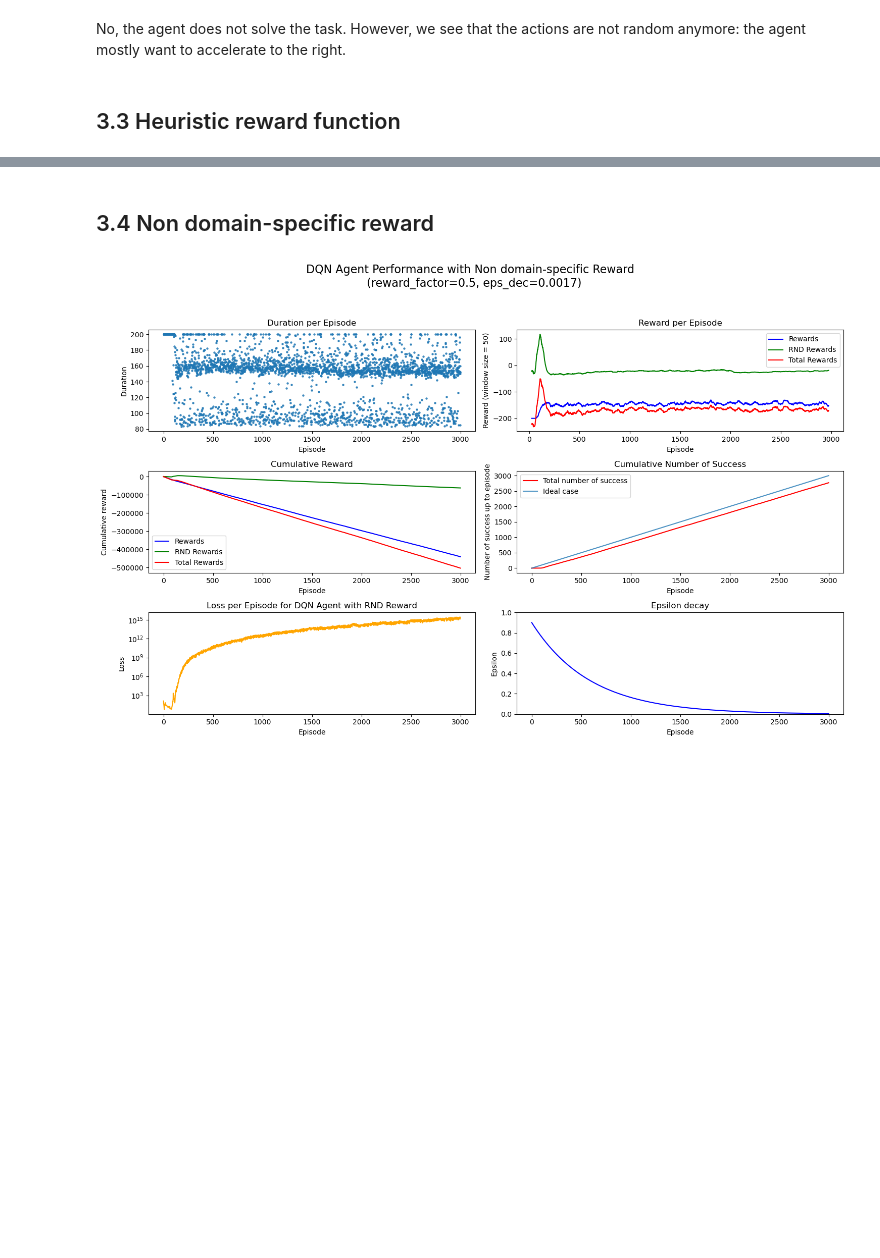
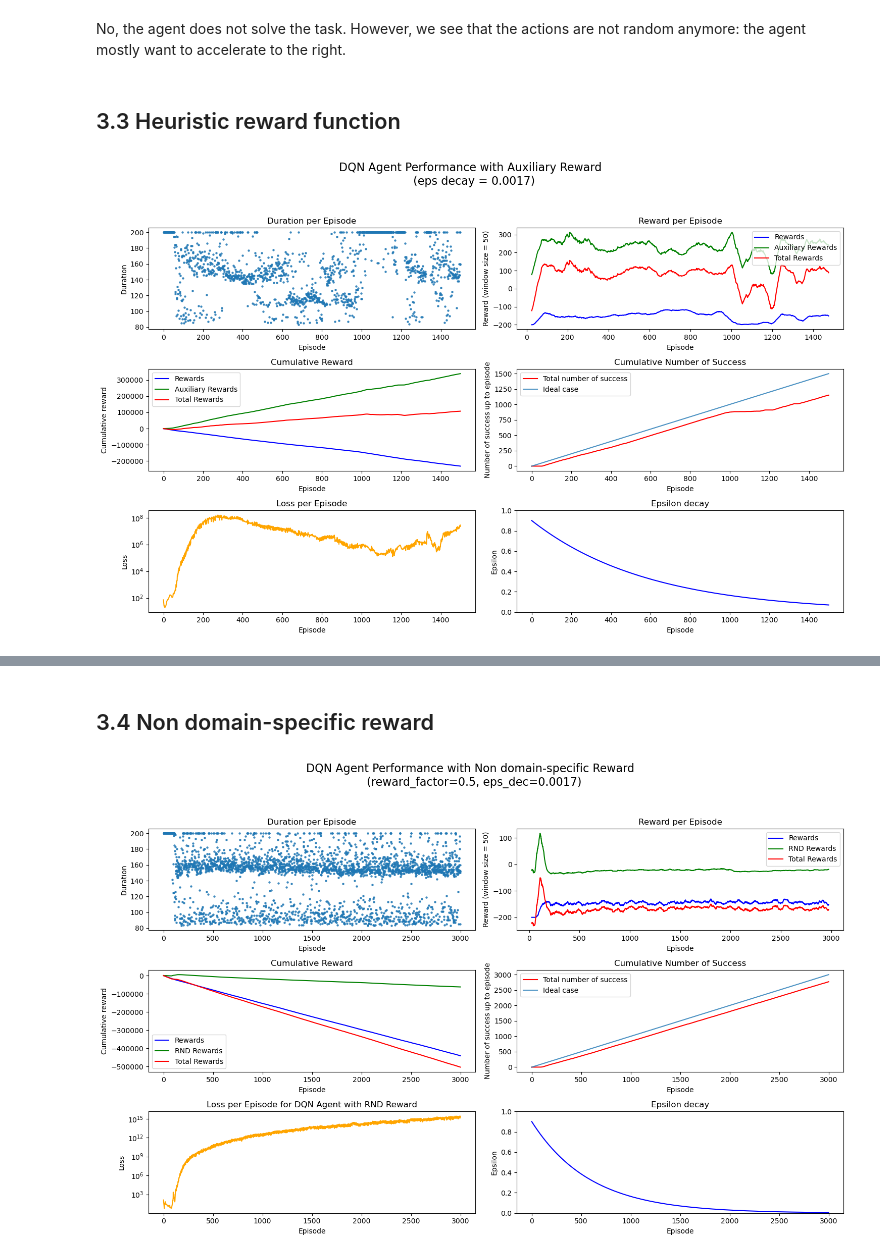
Before and after one commit to phellich/ann_project, a Jupyter notebook: main.ipynb, the cells around one changed output, grey strips where cells are left out. Drawn from its saved outputs; the diff is of its cells as text; code cells hidden in the pictures; blank space fills up the shorter version.

```diff
--- a/main.ipynb
+++ b/main.ipynb
@@ -245,7 +245,7 @@ No, the agent does not solve the task. However, we see that the actions are not
 def heuristic_reward(next_state, terminated, episode_length):
     if terminated:
         return 1+2*(200-episode_length)/200 # favorize short episode
-    aux_reward = np.power(next_state[0]- (-0.5), 2)
+    aux_reward = np.power(next_state[0]- (-0.5), 2) * 0.1
     return aux_reward
 # %%
 env = gym.make('MountainCar-v0')
@@ -256,7 +256,7 @@ episode_rewards = []
 episode_aux_rewards = []
 episode_losses = []
 success_track = []
-n_episodes = 3000
+n_episodes = 1500 # 3000
 for n in tqdm(range(n_episodes)):
 
     done = False
@@ -288,6 +288,66 @@ for n in tqdm(range(n_episodes)):
     episode_losses.append(episode_loss)
 
 episode_tot_rewards = [x + y for x, y in zip(episode_rewards, episode_aux_rewards)]
+# %%
+def avg_list(lst):
+    list_serie = pd.Series(lst)
+    return list_serie.rolling(window=50, center=True).mean()
+
+fig, axes = plt.subplots(nrows=3, ncols=2, figsize=(15, 10))  # Adjust the figure size as needed
+
+# Episode duration
+axes[0, 0].scatter(range(n_episodes), episode_durations, alpha=0.8, s=5)
+axes[0, 0].set_xlabel('Episode')
+axes[0, 0].set_ylabel('Duration')
+axes[0, 0].set_title('Duration per Episode')
+
+# Reward
+axes[0, 1].plot(avg_list(episode_rewards), color='blue', label='Rewards')
+axes[0, 1].plot(avg_list(episode_aux_rewards), color='green', label='Auxiliary Rewards')
+axes[0, 1].plot(avg_list(episode_tot_rewards), color='red', label='Total Rewards')
+axes[0, 1].set_xlabel('Episode')
+axes[0, 1].set_ylabel('Reward (window size = 50)')
+axes[0, 1].set_title('Reward per Episode')
+axes[0, 1].legend()
+
+# Cumulative reward
+axes[1, 0].plot(range(n_episodes), np.cumsum(episode_rewards), color='blue', label='Rewards')
+axes[1, 0].plot(range(n_episodes), np.cumsum(episode_aux_rewards), color='green', label='Auxiliary Rewards')
+axes[1, 0].plot(range(n_episodes), np.cumsum(episode_tot_rewards), color='red', label='Total Rewards')
+axes[1, 0].set_xlabel('Episode')
+axes[1, 0].set_ylabel('Cumulative reward')
+axes[1, 0].set_title('Cumulative Reward')
+axes[1, 0].legend()
+
+# Cumulative number of success
+axes[1, 1].plot(range(n_episodes), np.cumsum(success_track), color='red', label='Total number of success')
+axes[1, 1].plot(range(n_episodes), range(n_episodes), alpha=0.8, label = 'Ideal case')
+axes[1, 1].set_xlabel('Episode')
+axes[1, 1].set_ylabel('Number of success up to episode')
+axes[1, 1].set_title('Cumulative Number of Success')
+axes[1, 1].legend()
+
+# Training loss
+episode_losses_array = [x.detach().numpy() for x in episode_losses]
+axes[2, 0].plot(range(n_episodes), episode_losses_array, color='orange')
+axes[2, 0].set_yscale("log")
+axes[2, 0].set_xlabel('Episode')
+axes[2, 0].set_ylabel('Loss')
+axes[2, 0].set_title('Loss per Episode')
+
+# epsilon decay
+eps_decay = [0.9 * np.exp(-0.0017 * x) for x in range(n_episodes)]
+axes[2, 1].plot(range(n_episodes), eps_decay, color='blue')
+axes[2, 1].set_ylim(0, 1)
+axes[2, 1].set_xlabel('Episode')
+axes[2, 1].set_ylabel('Epsilon')
+axes[2, 1].set_title('Epsilon decay')
+
+fig.suptitle('DQN Agent Performance with Auxiliary Reward \n (eps decay = 0.0017) big rewards', fontsize=16)
+plt.tight_layout(rect=[0, 0.03, 1, 0.95])  # Adjust the layout to make room for the global title
+plt.show()
+# %% [output]
+[figure, added]
 # %%
 env = gym.make('MountainCar-v0', render_mode='human')
 
```
Also changed, not shown: parts of 3 cells of this notebook, 4 other files.
